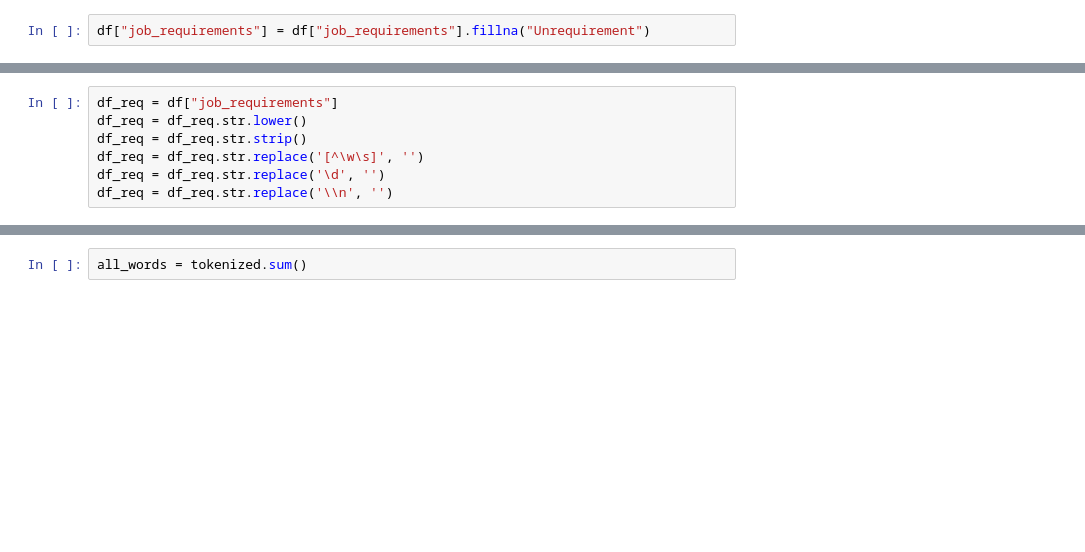
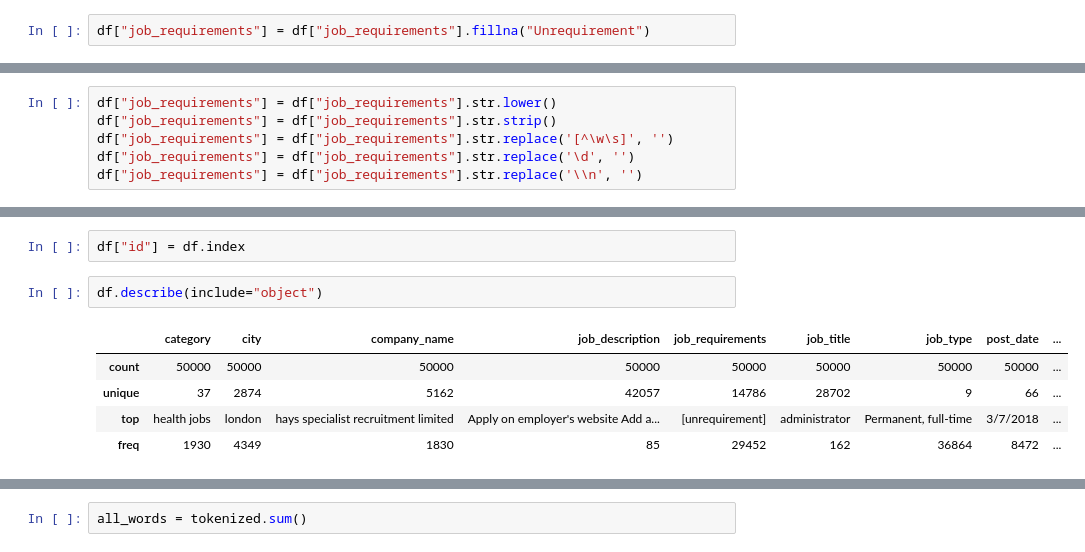
Before and after one commit to EduHdzVillasana/Technical-Test-Torre, a Jupyter notebook: Notebook.ipynb, the cells around one changed output, grey strips where cells are left out. Drawn from its saved outputs; the diff is of its cells as text; blank space fills up the shorter version.

Commit message:
Nodes dataframes prepared

```diff
--- a/Notebook.ipynb
+++ b/Notebook.ipynb
@@ -173,8 +173,7 @@ df["job_requirements"].sample(5)
 Name: job_requirements, dtype: object
 # %%
-df_req = df["job_requirements"]
-df_req = df_req.str.lower()
-df_req = df_req.str.strip()
-df_req = df_req.str.replace('[^\w\s]', '')
-df_req = df_req.str.replace('\d', '')
-df_req = df_req.str.replace('\\n', '')
+df["job_requirements"] = df["job_requirements"].str.lower()
+df["job_requirements"] = df["job_requirements"].str.strip()
+df["job_requirements"] = df["job_requirements"].str.replace('[^\w\s]', '')
+df["job_requirements"] = df["job_requirements"].str.replace('\d', '')
+df["job_requirements"] = df["job_requirements"].str.replace('\\n', '')
@@ -189,0 +206,10 @@ tokenized = df_req.apply(nltk.word_tokenize)
+# %%
+df["id"] = df.index
+# %%
+df.describe(include="object")
+# %% [output]
+|  | category | city | company_name | job_description | job_requirements | job_title | job_type | post_date | ... |
+| count | 50000 | 50000 | 50000 | 50000 | 50000 | 50000 | 50000 | 50000 | ... |
+| unique | 37 | 2874 | 5162 | 42057 | 14786 | 28702 | 9 | 66 | ... |
+| top | health jobs | london | hays specialist recruitment limited | Apply on employer's website Add a... | [unrequirement] | administrator | Permanent, full-time | 3/7/2018 | ... |
+| freq | 1930 | 4349 | 1830 | 85 | 29452 | 162 | 36864 | 8472 | ... |
```
Also changed, not shown: parts of 38 cells of this notebook.
